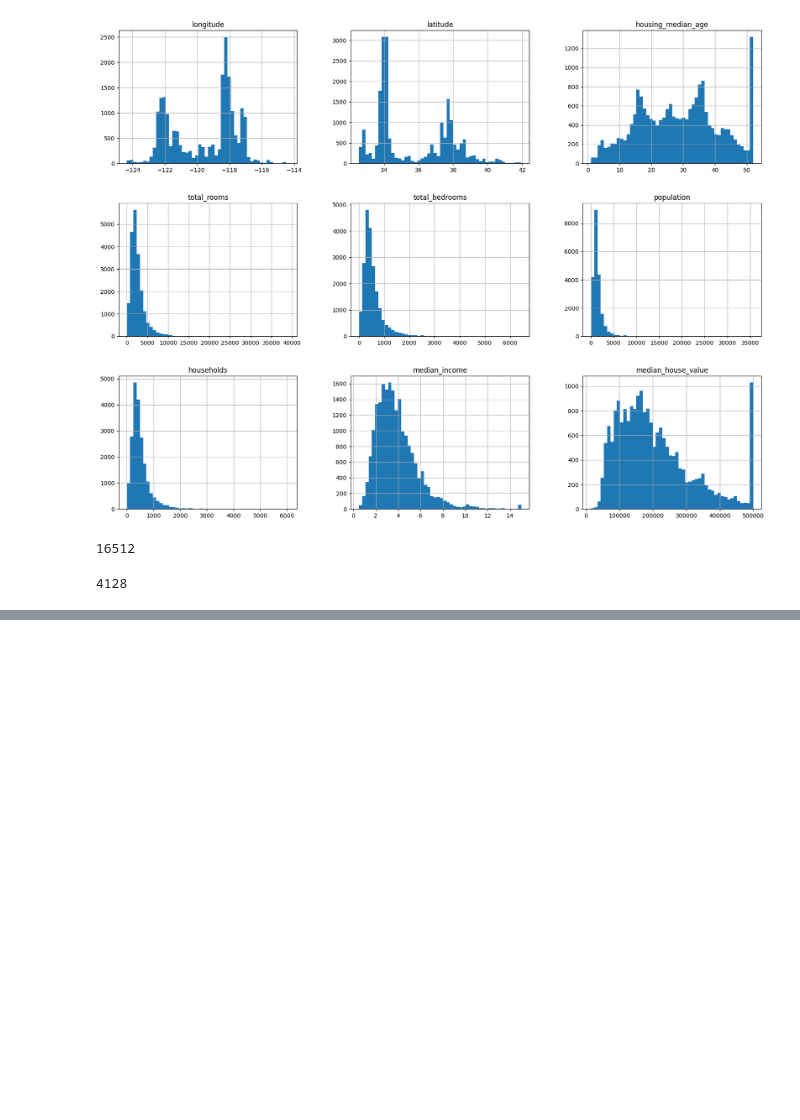
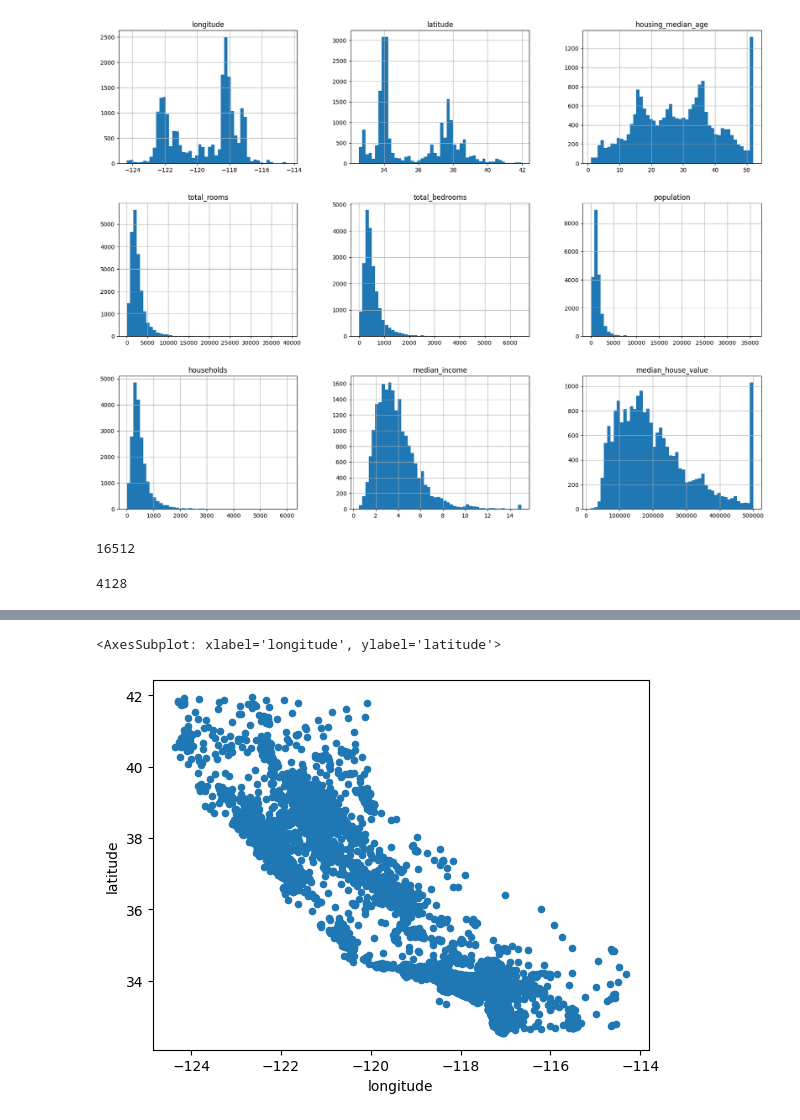
Before and after one commit to jasonmzx/machine_learning_experiments, a Jupyter notebook: Chapter2_Housing_Median_Model/Housing.ipynb, the cells around one changed output, grey strips where cells are left out. Cells and saved outputs as stored; diff of their text form; code cells hidden in the pictures; blank space fills up the shorter version.

```diff
--- a/Chapter2_Housing_Median_Model/Housing.ipynb
+++ b/Chapter2_Housing_Median_Model/Housing.ipynb
@@ -116,0 +136,8 @@ def split_train_test_by_id(data, test_ratio, id_column):
+# %%
+#Stratified Shuffling from Sklearn
+from sklearn.model_selection import StratifiedShuffleSplit
+
+split = StratifiedShuffleSplit(n_splits=1, test_size=0.2, random_state=42)
+for train_index, test_index in split.split(housing, housing["income_cat"]):
+    strat_train_set = housing.loc[train_index]
+    strat_test_set = housing.loc[test_index]
@@ -116,0 +193,13 @@ def split_train_test_by_id(data, test_ratio, id_column):
+# %%
+# Discover and visualize the data to gain insights
+housing = strat_train_set.copy()
+housing.plot(kind="scatter", x="longitude", y="latitude")
+
+#Represents a geographical map of sample points
+# Looks like California alright!
+
+#BAD PLOT !!!
+# - Can't really see high density areas or anything, just position of data (unless it's clustered, then not really even that)
+# %% [output]
+<AxesSubplot: xlabel='longitude', ylabel='latitude'>
+[figure, added]
```
Also changed, not shown: parts of 9 cells of this notebook.
